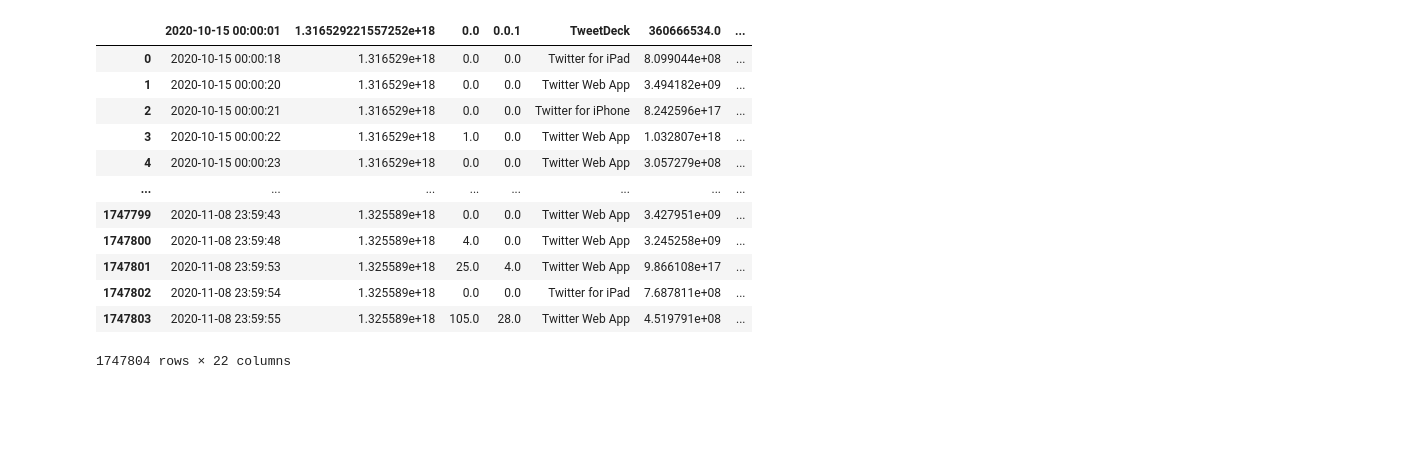
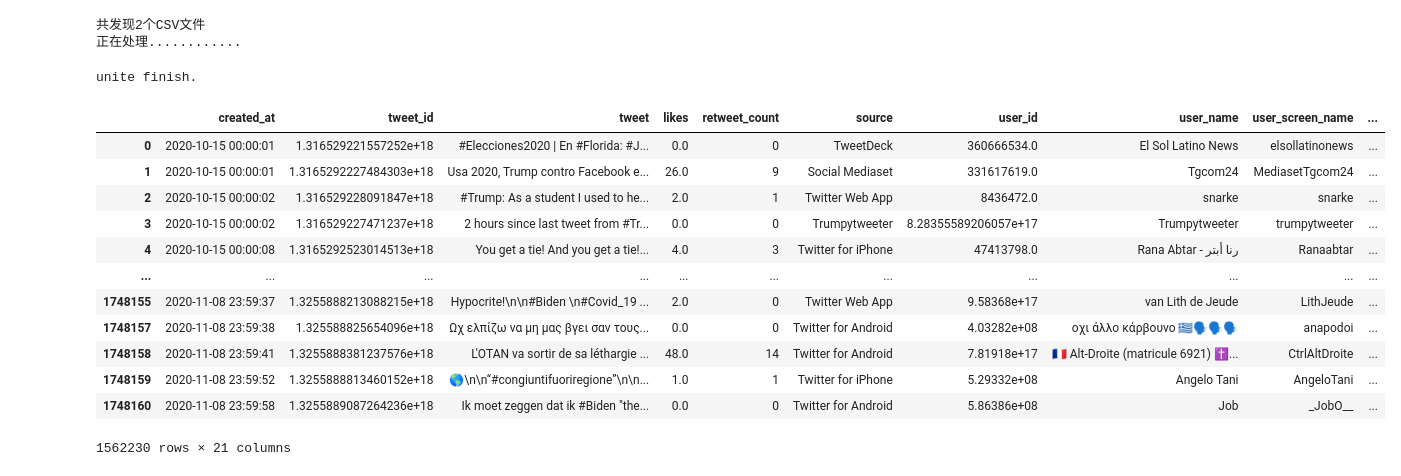
Before and after one commit to Lhai0704/US-Election-Tweets-2020-MapReduce, a Jupyter notebook: preprogress.ipynb, the cells around one changed output. Cells and saved outputs as stored; diff of their text form; code cells hidden in the pictures; blank space fills up the shorter version.

```diff
--- a/preprogress.ipynb
+++ b/preprogress.ipynb
@@ -10,16 +15,0 @@ data_all = pd.read_csv('data_all.csv', lineterminator='\n')
-# %%
-data_all
-# %% [output]
-|  | 2020-10-15 00:00:01 | 1.316529221557252e+18 | 0.0 | 0.0.1 | TweetDeck | 360666534.0 | ... |
-| 0 | 2020-10-15 00:00:18 | 1.316529e+18 | 0.0 | 0.0 | Twitter for iPad | 8.099044e+08 | ... |
-| 1 | 2020-10-15 00:00:20 | 1.316529e+18 | 0.0 | 0.0 | Twitter Web App | 3.494182e+09 | ... |
-| 2 | 2020-10-15 00:00:21 | 1.316529e+18 | 0.0 | 0.0 | Twitter for iPhone | 8.242596e+17 | ... |
-| 3 | 2020-10-15 00:00:22 | 1.316529e+18 | 1.0 | 0.0 | Twitter Web App | 1.032807e+18 | ... |
-| 4 | 2020-10-15 00:00:23 | 1.316529e+18 | 0.0 | 0.0 | Twitter Web App | 3.057279e+08 | ... |
-| ... | ... | ... | ... | ... | ... | ... | ... |
-| 1747799 | 2020-11-08 23:59:43 | 1.325589e+18 | 0.0 | 0.0 | Twitter Web App | 3.427951e+09 | ... |
-| 1747800 | 2020-11-08 23:59:48 | 1.325589e+18 | 4.0 | 0.0 | Twitter Web App | 3.245258e+09 | ... |
-| 1747801 | 2020-11-08 23:59:53 | 1.325589e+18 | 25.0 | 4.0 | Twitter Web App | 9.866108e+17 | ... |
-| 1747802 | 2020-11-08 23:59:54 | 1.325589e+18 | 0.0 | 0.0 | Twitter for iPad | 7.687811e+08 | ... |
-| 1747803 | 2020-11-08 23:59:55 | 1.325589e+18 | 105.0 | 28.0 | Twitter Web App | 4.519791e+08 | ... |
-1747804 rows × 22 columns
@@ -27,0 +16,38 @@ data_all = data_all.drop(['Philadelphia, PA / Miami, FL'], axis=1)
+# %%
+# csv文件合并
+csv_list = glob.glob('data/US-Election-2020-Tweets/*.csv')
+outputfile = 'data.csv'
+print(u'共发现%s个CSV文件'% len(csv_list))
+print(u'正在处理............')
+def unite():
+    for inputfile in csv_list:
+        f=open(inputfile)
+        data=pd.read_csv(f)
+        data.to_csv(outputfile,mode='a',index=False)
+    print('unite finish.')
+unite()
+# %% [output]
+共发现2个CSV文件
+正在处理............
+unite finish.
+# %%
+data1 = pd.read_csv('data.csv', lineterminator='\n')
+# %%
+# 去重
+data2 = data1.drop_duplicates('tweet_id', keep='first')
+# %%
+data2
+# %% [output]
+|  | created_at | tweet_id | tweet | likes | retweet_count | source | user_id | user_name | user_screen_name | ... |
+| 0 | 2020-10-15 00:00:01 | 1.316529221557252e+18 | #Elecciones2020 | En #Florida: #J... | 0.0 | 0 | TweetDeck | 360666534.0 | El Sol Latino News | elsollatinonews | ... |
+| 1 | 2020-10-15 00:00:01 | 1.3165292227484303e+18 | Usa 2020, Trump contro Facebook e... | 26.0 | 9 | Social Mediaset | 331617619.0 | Tgcom24 | MediasetTgcom24 | ... |
+| 2 | 2020-10-15 00:00:02 | 1.316529228091847e+18 | #Trump: As a student I used to he... | 2.0 | 1 | Twitter Web App | 8436472.0 | snarke | snarke | ... |
+| 3 | 2020-10-15 00:00:02 | 1.316529227471237e+18 | 2 hours since last tweet from #Tr... | 0.0 | 0 | Trumpytweeter | 8.28355589206057e+17 | Trumpytweeter | trumpytweeter | ... |
+| 4 | 2020-10-15 00:00:08 | 1.3165292523014513e+18 | You get a tie! And you get a tie!... | 4.0 | 3 | Twitter for iPhone | 47413798.0 | Rana Abtar - رنا أبتر | Ranaabtar | ... |
+| ... | ... | ... | ... | ... | ... | ... | ... | ... | ... | ... |
+| 1748155 | 2020-11-08 23:59:37 | 1.3255888213088215e+18 | Hypocrite!\n\n#Biden \n#Covid_19 ... | 2.0 | 0 | Twitter Web App | 9.58368e+17 | van Lith de Jeude | LithJeude | ... |
+| 1748157 | 2020-11-08 23:59:38 | 1.325588825654096e+18 | Ωχ ελπίζω να μη μας βγει σαν τους... | 0.0 | 0 | Twitter for Android | 4.03282e+08 | οχι άλλο κάρβουνο 🇬🇷🗣🗣🗣 | anapodoi | ... |
+| 1748158 | 2020-11-08 23:59:41 | 1.3255888381237576e+18 | L'OTAN va sortir de sa léthargie ... | 48.0 | 14 | Twitter for Android | 7.81918e+17 | 🇫🇷 Alt-Droite (matricule 6921) ✝️... | CtrlAltDroite | ... |
+| 1748159 | 2020-11-08 23:59:52 | 1.3255888813460152e+18 | 🌎\n\n“#congiuntifuoriregione”\n\n... | 1.0 | 1 | Twitter for iPhone | 5.29332e+08 | Angelo Tani | AngeloTani | ... |
+| 1748160 | 2020-11-08 23:59:58 | 1.3255889087264236e+18 | Ik moet zeggen dat ik #Biden "the... | 0.0 | 0 | Twitter for Android | 5.86386e+08 | Job | _JobO__ | ... |
+1562230 rows × 21 columns
```
Also changed, not shown: parts of 26 cells of this notebook, 7 other files.
